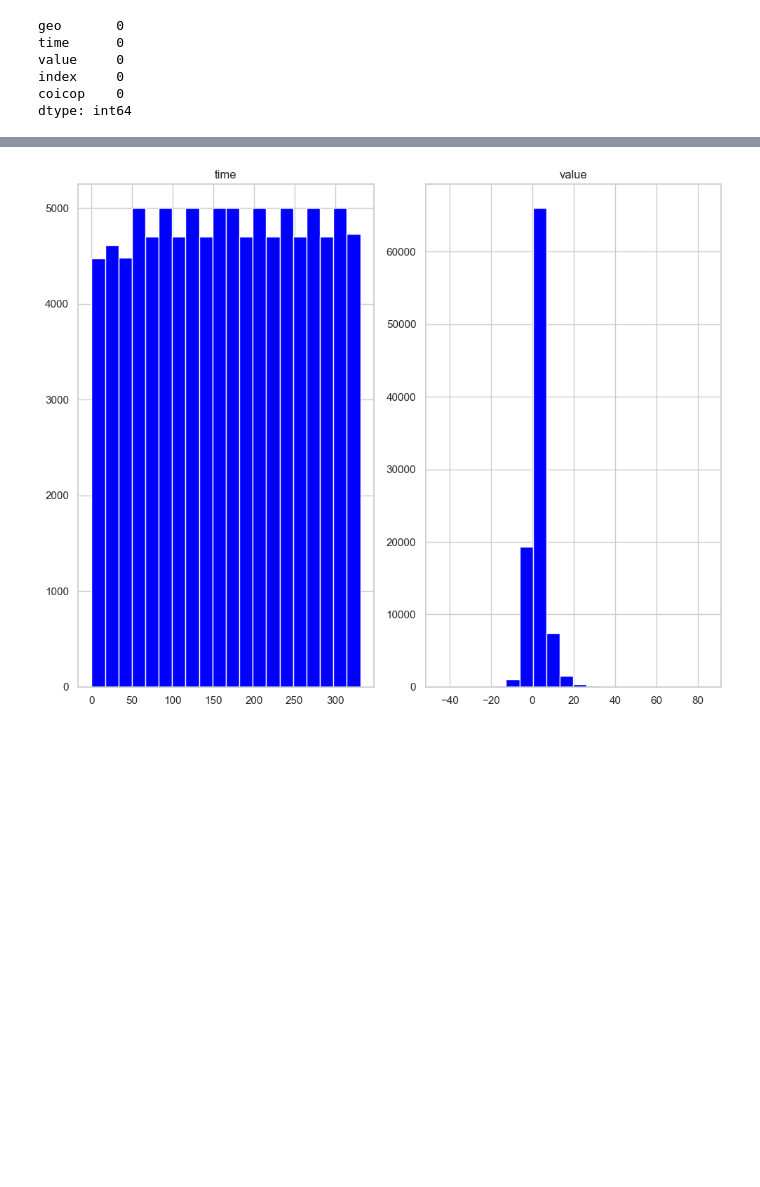
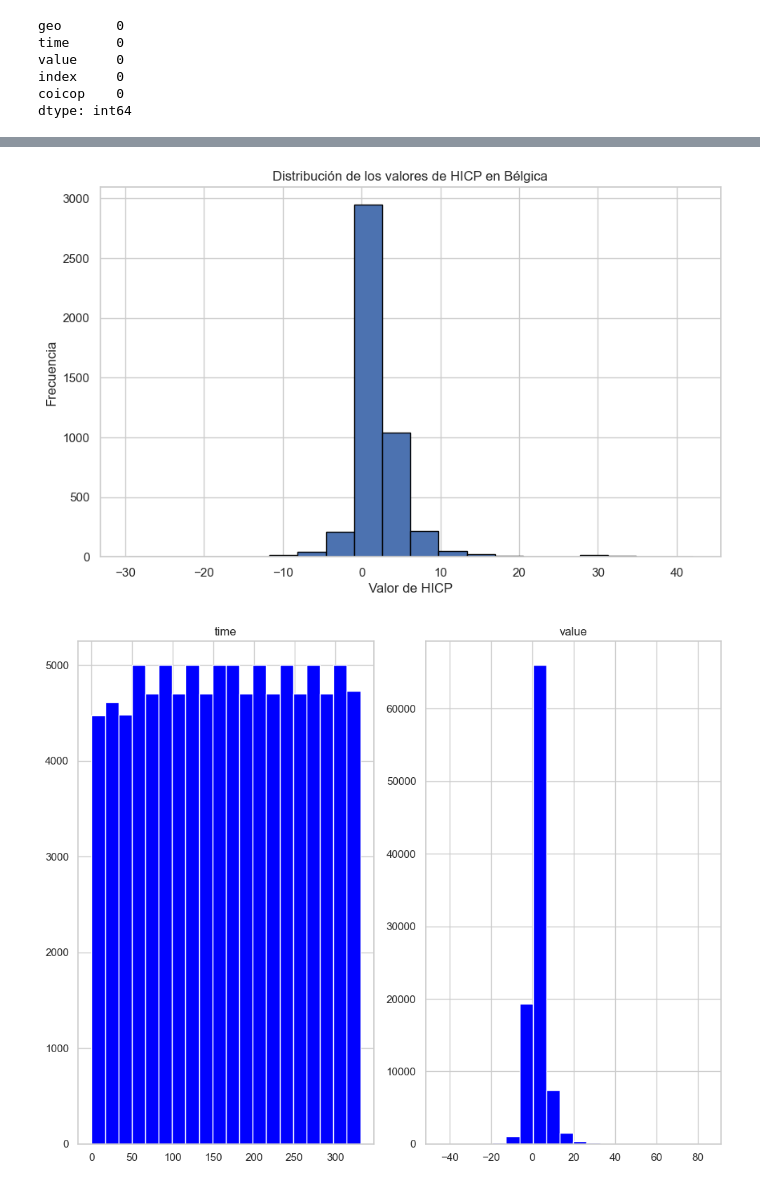
Before and after one commit to eri1142/eurostat, a Jupyter notebook: notebooks/historical_analysis/20240831/data_analysis20240831.ipynb, the cells around one changed output, grey strips where cells are left out. Cells and saved outputs as stored; diff of their text form; code cells hidden in the pictures; blank space fills up the shorter version.

```diff
--- a/notebooks/historical_analysis/20240831/data_analysis20240831.ipynb
+++ b/notebooks/historical_analysis/20240831/data_analysis20240831.ipynb
@@ -60,3 +102,17 @@ dtype: int64
+# %%
+# Filtrar datos para Bélgica
+df_be = df[df['geo'] == 'BE']
+
+# Crear el histograma para Bélgica
+plt.figure(figsize=(10, 6))
+plt.hist(df_be['value'], bins=20, edgecolor='black')
+plt.title('Distribución de los valores de HICP en Bélgica')
+plt.xlabel('Valor de HICP')
+plt.ylabel('Frecuencia')
+plt.grid(True)
+plt.show()
+# %% [output]
+[figure, added]
 # %%
 # Generar un histograma para las columnas numéricas
 df.hist(figsize=(10, 8), bins=20, color='blue')
```
Also changed, not shown: parts of 9 cells of this notebook.
